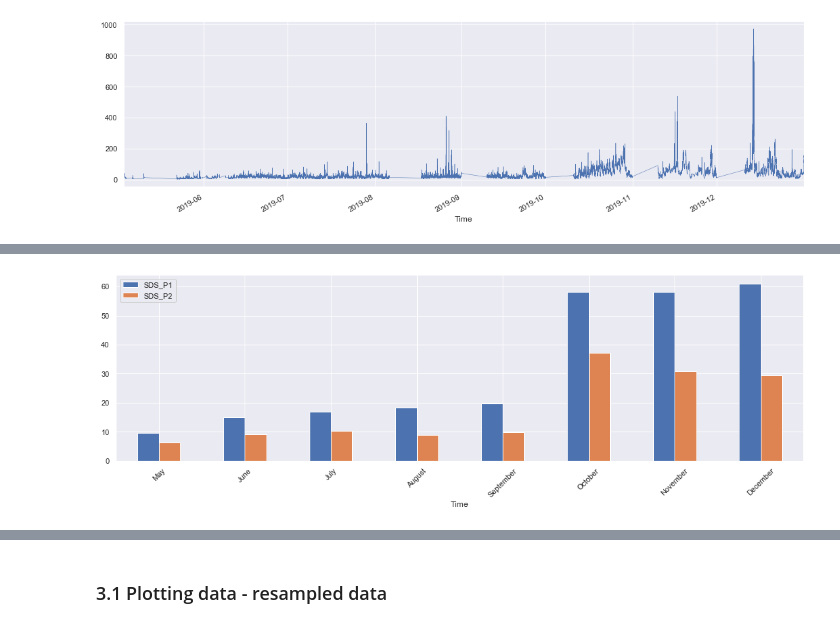
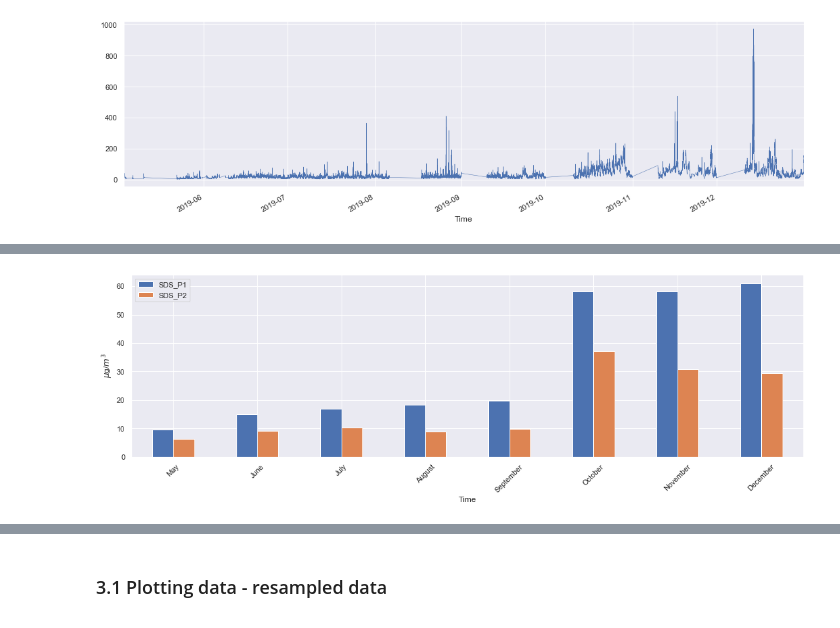
Before and after one commit to vlad-e/Bucharest-Air-Quality, a Jupyter notebook: analysis.ipynb, the cells around one changed output, grey strips where cells are left out. Saved outputs shown, nothing was run; the diff lists cells and outputs as text; code cells hidden in the pictures.

```diff
--- a/analysis.ipynb
+++ b/analysis.ipynb
@@ -283,5 +297,6 @@ barchart.set_xticklabels(["Sunday","Monday","Tuesday","Wednesday","Thursday","Fr
 # %%
 barchart = data_cleaned.groupby(data_cleaned.index.month)['SDS_P1','SDS_P2'].mean().plot(kind="bar")
 barchart.set_xticklabels(["May","June","July","August","September","October","November","December"],rotation=45);
+barchart.set_ylabel('$\mu$g/$m^3$');
 # %% [output]
-[figure, old version]
+[figure, new version]
```
Also changed, not shown: parts of 25 cells of this notebook.
